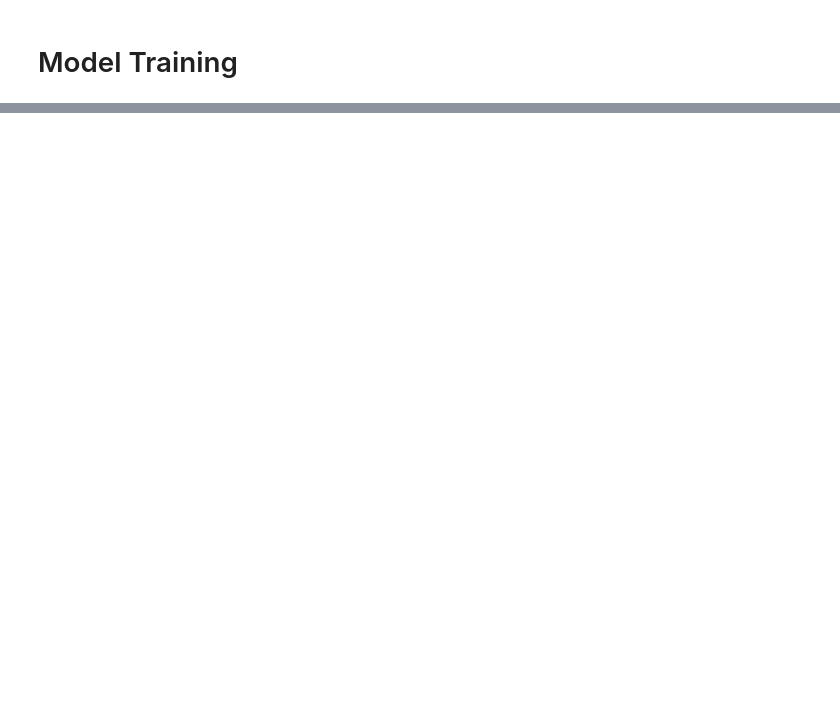
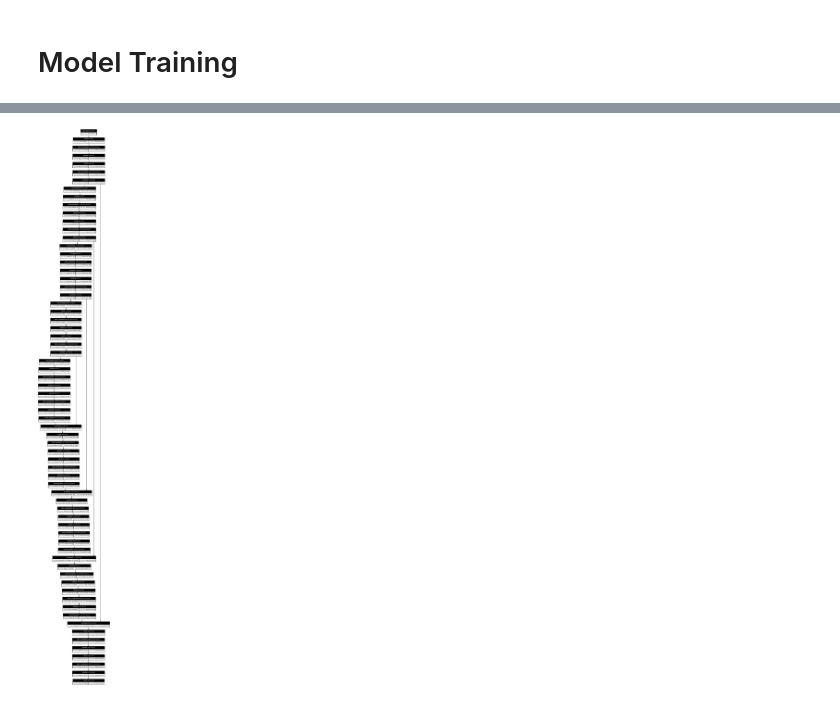
Before and after one commit to niaz1971/ROAD_CRACK_DETECTION, a Jupyter notebook: road_crack_detection_u_net_segmentation.ipynb, the cells around one changed output, grey strips where cells are left out. Drawn from its saved outputs; the diff is of its cells as text; code cells hidden in the pictures; blank space fills up the shorter version.

```diff
--- a/road_crack_detection_u_net_segmentation.ipynb
+++ b/road_crack_detection_u_net_segmentation.ipynb
@@ -213,9 +136,0 @@ Model: "functional"
-# %%
-# Compiling the model
-model.compile(
-    optimizer=tf.keras.optimizers.Adam(
-        learning_rate=1e-4
-    ),
-    loss=bce_dice_loss,
-    metrics=[dice_coef]
-)
@@ -292,0 +166,84 @@ model.save("road_crack_unet.keras")
+# %%
+# ==========================================
+# 3. U-Net Architecture Construction & Visualization
+# ==========================================
+def conv_block(x, filters):
+    x = Conv2D(filters, 3, padding="same")(x)
+    x = BatchNormalization()(x)
+    x = Activation("relu")(x)
+    x = Conv2D(filters, 3, padding="same")(x)
+    x = BatchNormalization()(x)
+    x = Activation("relu")(x)
+    return x
+
+def build_unet(input_shape):
+    inputs = Input(input_shape)
+    c1 = conv_block(inputs, 64)
+    p1 = MaxPooling2D()(c1)
+    c2 = conv_block(p1, 128)
+    p2 = MaxPooling2D()(c2)
+    c3 = conv_block(p2, 256)
+    p3 = MaxPooling2D()(c3)
+    c4 = conv_block(p3, 512)
+    p4 = MaxPooling2D()(c4)
+    bn = conv_block(p4, 1024)
+
+    u1 = Conv2DTranspose(512, 2, strides=2, padding="same")(bn)
+    u1 = Concatenate()([u1, c4])
+    c5 = conv_block(u1, 512)
+
+    u2 = Conv2DTranspose(256, 2, strides=2, padding="same")(c5)
+    u2 = Concatenate()([u2, c3])
+    c6 = conv_block(u2, 256)
+
+    u3 = Conv2DTranspose(128, 2, strides=2, padding="same")(c6)
+    u3 = Concatenate()([u3, c2])
+    c7 = conv_block(u3, 128)
+
+    u4 = Conv2DTranspose(64, 2, strides=2, padding="same")(c7)
+    u4 = Concatenate()([u4, c1])
+    c8 = conv_block(u4, 64)
+
+    outputs = Conv2D(1, 1, activation="sigmoid")(c8)
+    model = Model(inputs, outputs)
+    return model
+
+model = build_unet((IMG_SIZE, IMG_SIZE, 3))
+model.summary()
+
+# Plot and save model architecture diagram
+plot_model(
+    model,
+    to_file="road_crack_unet_architecture.png",
+    show_shapes=True,
+    show_layer_names=True,
+    rankdir="TB",
+    dpi=96
+)
+display(Image("road_crack_unet_architecture.png"))
+
+# Compiling the model with accuracy included
+model.compile(
+    optimizer=tf.keras.optimizers.Adam(learning_rate=1e-4),
+    loss=bce_dice_loss,
+    metrics=[dice_coef, 'accuracy']
+)
+
+# ==========================================
+# 4. Model Training
+# ==========================================
+callbacks = [
+    tf.keras.callbacks.ModelCheckpoint("best_unet.keras", save_best_only=True, monitor="val_loss"),
+    tf.keras.callbacks.EarlyStopping(monitor="val_loss", patience=8, restore_best_weights=True),
+    tf.keras.callbacks.ReduceLROnPlateau(monitor="val_loss", factor=0.5, patience=3, verbose=1)
+]
+
+history = model.fit(
+    X_train,
+    y_train,
+    validation_data=(X_valid, y_valid),
+    batch_size=BATCH_SIZE,
+    epochs=5,
+    callbacks=callbacks
+)
+# %% [output]
@@ -292,0 +271 @@ model.save("road_crack_unet.keras")
+[figure, added]
```
Also changed, not shown: parts of 21 cells of this notebook.
